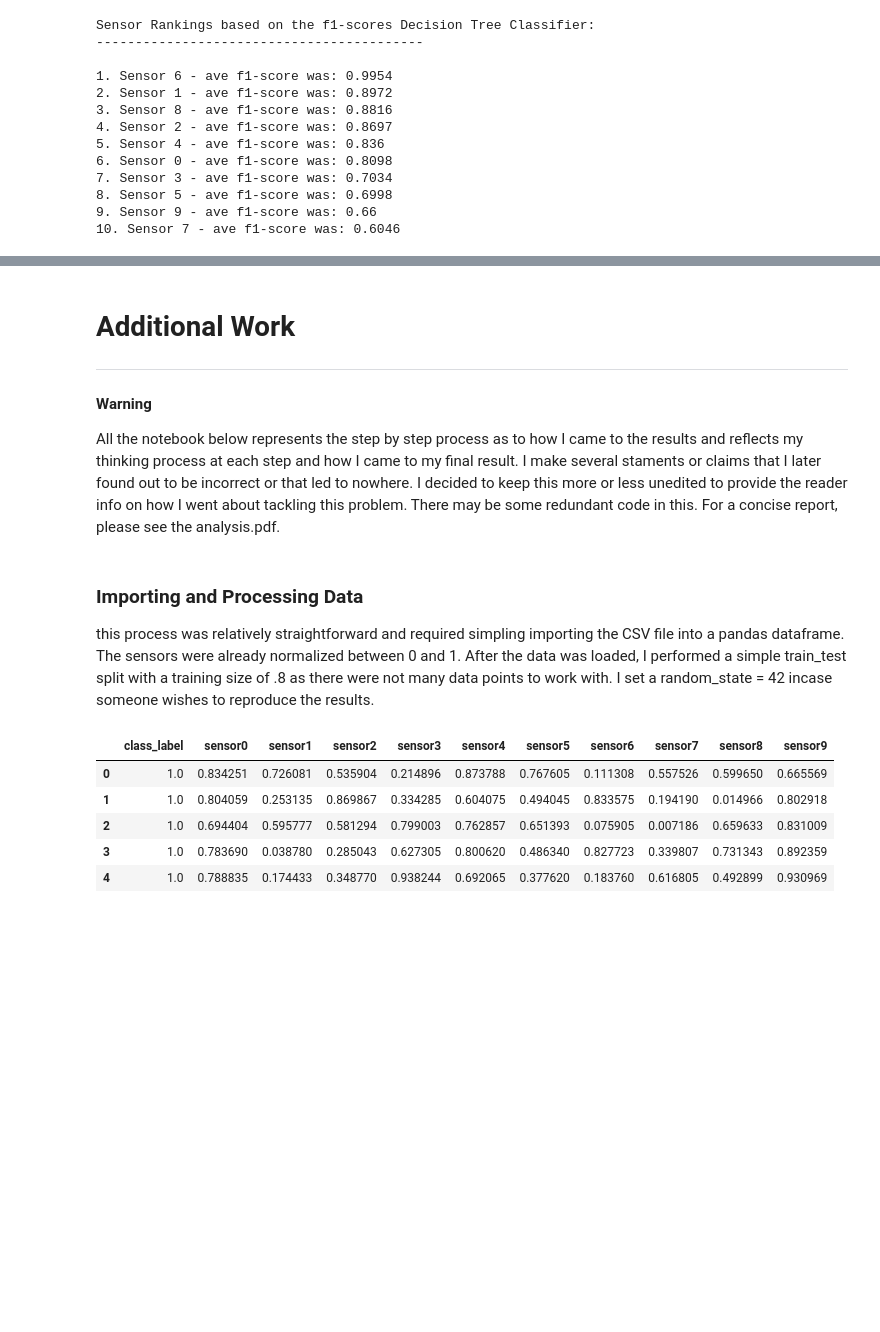
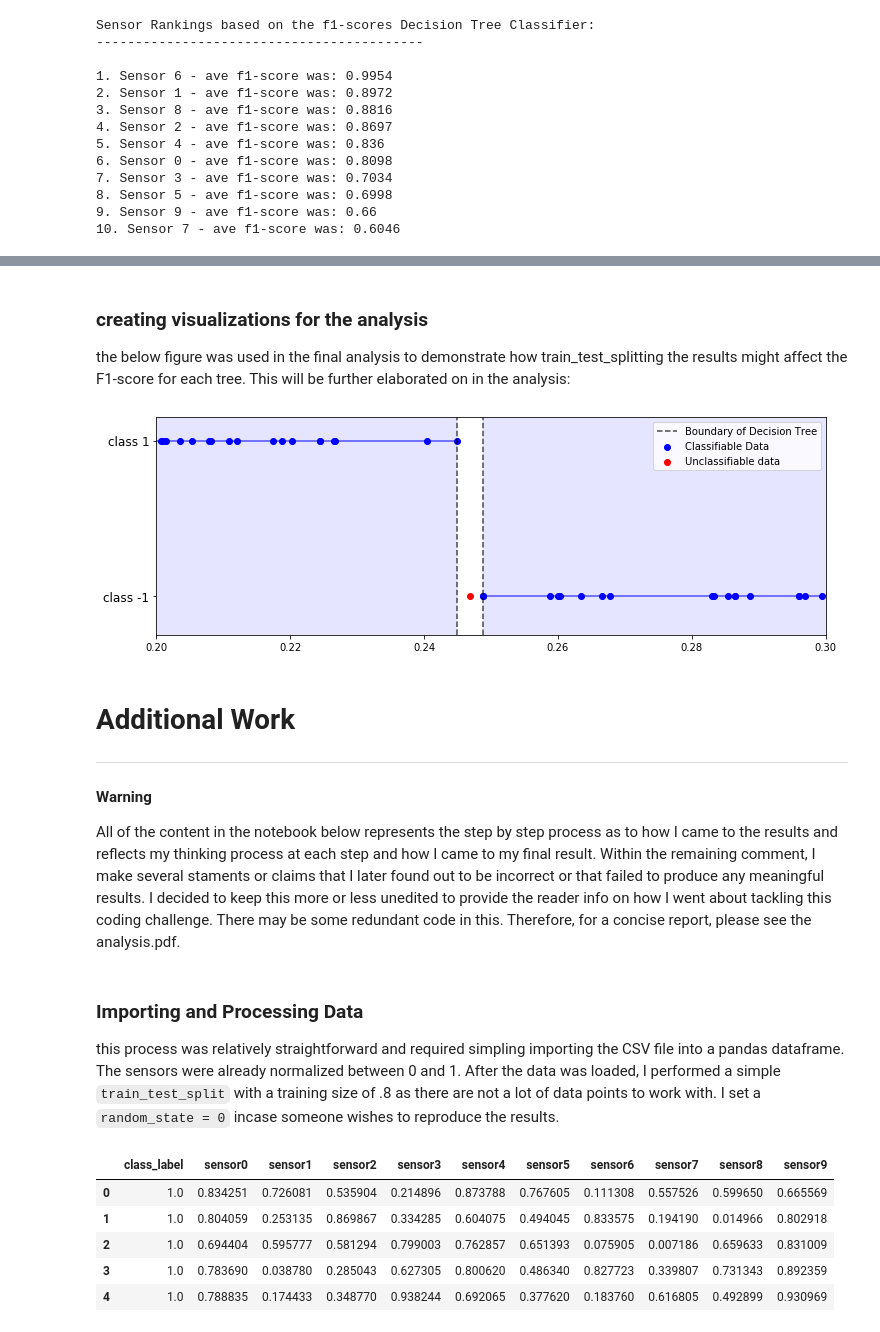
Before and after one commit to Lucaswb/challenge, a Jupyter notebook: exploratory/complete_work.ipynb, the cells around one changed output, grey strips where cells are left out. Cells and saved outputs as stored; diff of their text form; code cells hidden in the pictures; blank space fills up the shorter version.

```diff
--- a/exploratory/complete_work.ipynb
+++ b/exploratory/complete_work.ipynb
@@ -108,10 +133,57 @@ Sensor Rankings based on the f1-scores Decision Tree Classifier:
+# %% [markdown]
+### creating visualizations for the analysis
+the below figure was used in the final analysis to demonstrate how train_test_splitting the results might affect the F1-score for each tree. This will be further elaborated on in the analysis:
+# %%
+#separate the data for modeling into high's and lows
+
+df_low = df_original[df_original.class_label == -1]
+df_high = df_original[df_original.class_label == 1]
+neg_extreme = df_low.sensor6.min()
+pos_extreme = df_high[df_high.sensor6 < .5].sensor6.max() # the less than .5 is to select for a
+
+neg_values = list(df_low.sensor6)
+pos_values = list(df_high.sensor6)
+
+x_values = pos_values.copy()
+x_values.extend(neg_values) # creates x values for a scatter plot
+
+y_values = [1]*len(pos_values)# creates y values for a scatter plot
+y_values.extend([-1]*len(neg_values))
+# %%
+lines = [[(0,1),(pos_extreme,1)], [(1,-1),(neg_extreme,-1)]]
+lc = mc.LineCollection(lines, colors='blue', linewidths=2, alpha = .5)
+
+x_mis_classified = (pos_extreme+neg_extreme)/2 # represents a data point that the model would be unable to classify
+
+x_problem = x_mis_classified # last point represents an artificial point that could be misclassified by a decision tree
+y_problem = -1
+
+
+fig, ax = plt.subplots(figsize = (12,4))
+
+ax.add_collection(lc)
+ax.scatter(x_values, y_values, color = 'blue', label = 'Classifiable Data')
+ax.scatter(x_problem, y_problem, color = 'red', label = 'Unclassifiable data')
+
+plt.axvline(x = pos_extreme, color='black', linestyle ='--', alpha = .7, label = 'Boundary of Decision Tree')
+plt.axvline(x = neg_extreme, color='black', linestyle ='--', alpha = .7)
+plt.axvspan(0, pos_extreme, facecolor = 'blue', alpha = .1)
+plt.axvspan(neg_extreme, 1, facecolor = 'blue', alpha = .1)
+plt.yticks((1,-1),['class 1', 'class -1'], fontsize = 12)
+plt.legend()
+plt.xlim(.20,.30)
+plt.ylim(-1.5,1.3)
+
+plt.show()
+# %% [output]
+[figure, added]
 # %% [markdown]
 # Additional Work
 -----------------------------------------------------------------------
 #### Warning
-All the notebook below represents the step by step process as to how I came to the results and reflects my thinking process at each step and how I came to my final result. I make several staments or claims that I later found out to be incorrect or that led to nowhere. I decided to keep this more or less unedited to provide the reader info on how I went about tackling this problem. There may be some redundant code in this. For a concise report, please see the analysis.pdf.
+All of the content in the notebook below represents the step by step process as to how I came to the results and reflects my thinking process at each step and how I came to my final result. Within the remaining comment, I make several staments or claims that I later found out to be incorrect or that failed to produce any meaningful results. I decided to keep this more or less unedited to provide the reader info on how I went about tackling this coding challenge. There may be some redundant code in this. Therefore, for a concise report, please see the analysis.pdf.
 # %% [markdown]
 ### Importing and Processing Data
-this process was relatively straightforward and required simpling importing the CSV file into a pandas dataframe. The sensors were already normalized between 0 and 1. After the data was loaded, I performed a simple train_test split with a training size of .8 as there were not many data points to work with. I set a random_state = 42 incase someone wishes to reproduce the results.
+this process was relatively straightforward and required simpling importing the CSV file into a pandas dataframe. The sensors were already normalized between 0 and 1. After the data was loaded, I performed a simple `train_test_split` with a training size of .8 as there are not a lot of data points to work with. I set a `random_state = 0` incase someone wishes to reproduce the results.
 # %%
 # data importation
```
Also changed, not shown: parts of 19 cells of this notebook, 5 other files.
